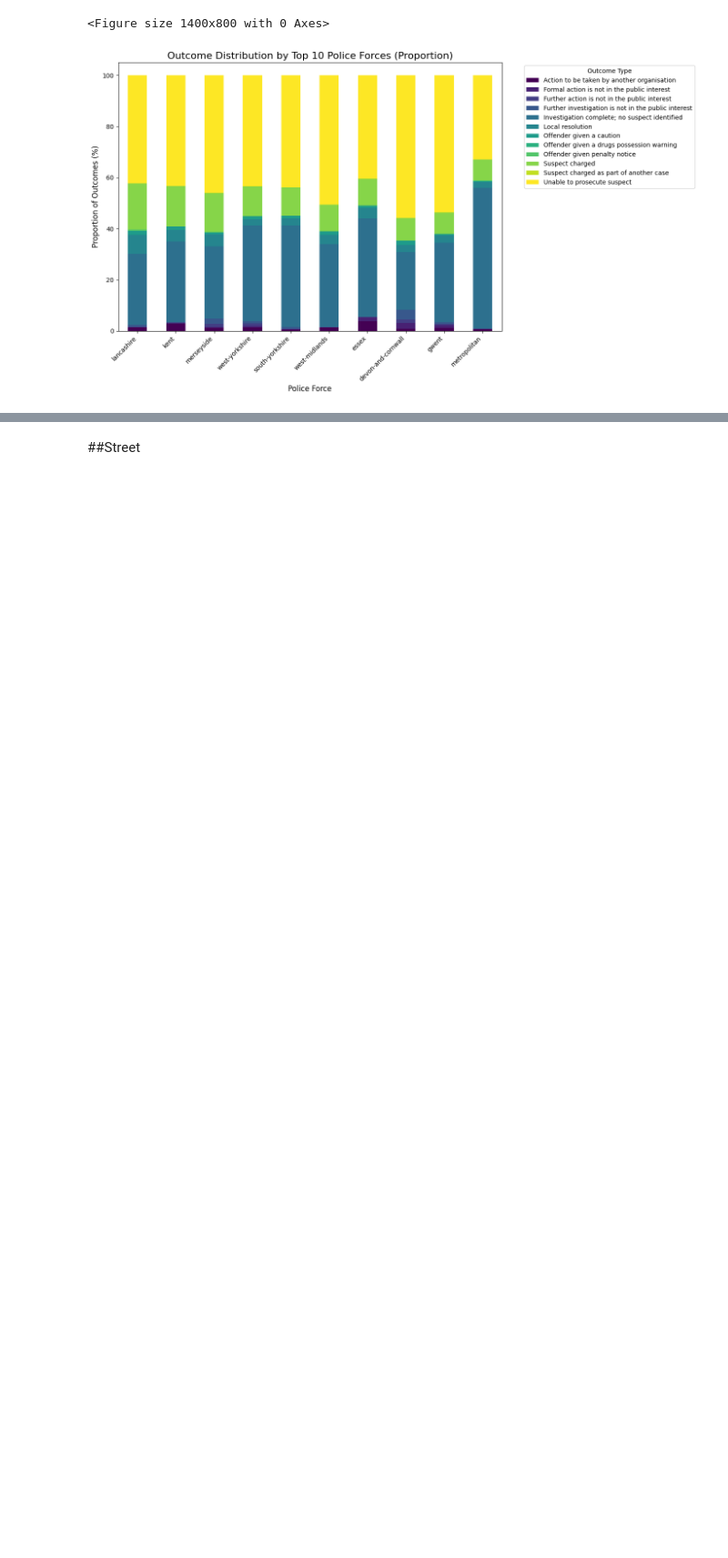
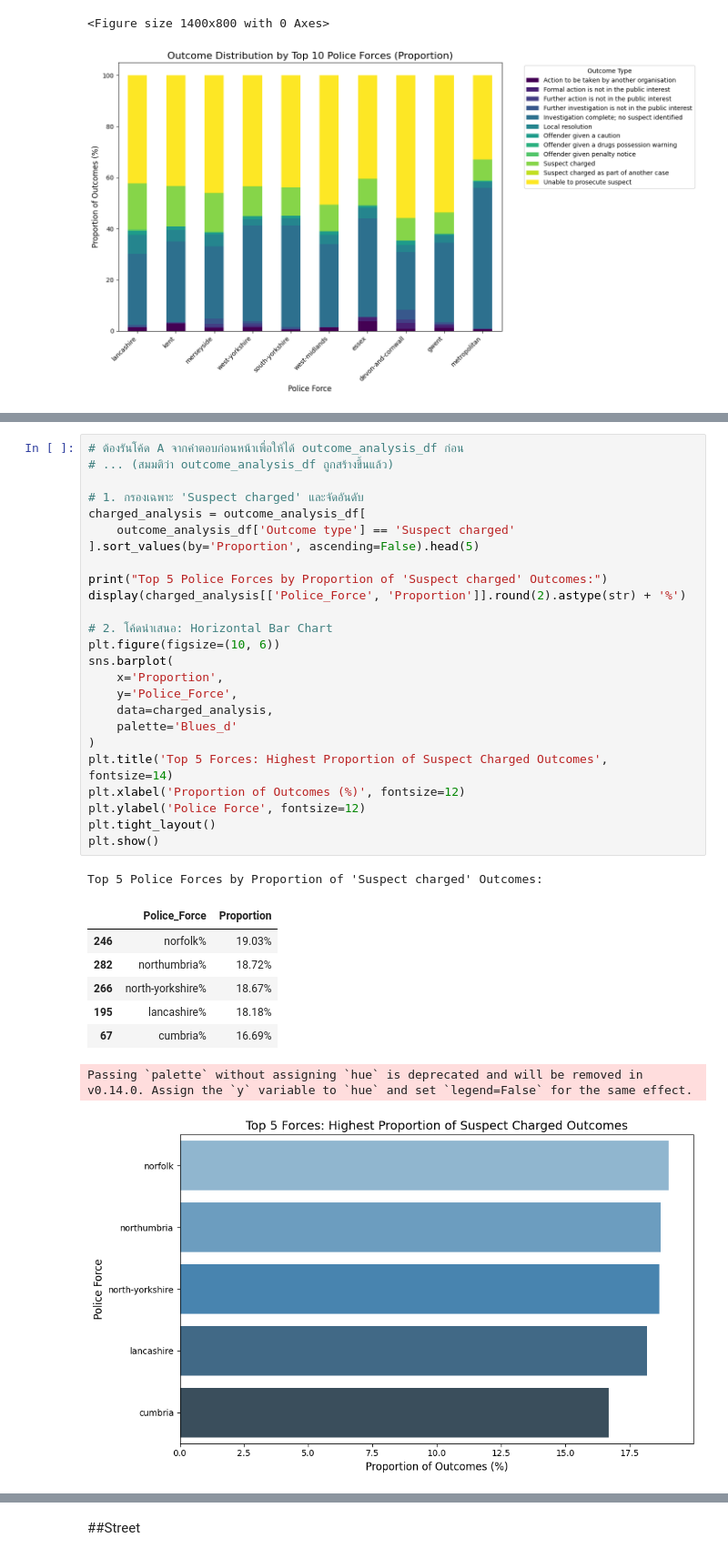
Before and after one commit to jangInw007/JENZY_Project, a Jupyter notebook: JENZY_is_perfect_project_Basicpro.ipynb, the cells around one changed output, grey strips where cells are left out. Shown at 91% size. Saved outputs shown, nothing was run; the diff lists cells and outputs as text; blank space fills up the shorter version.

```diff
--- a/JENZY_is_perfect_project_Basicpro.ipynb
+++ b/JENZY_is_perfect_project_Basicpro.ipynb
@@ -1123,0 +1171,35 @@ plt.show()
+# %%
+# ต้องรันโค้ด A จากคำตอบก่อนหน้าเพื่อให้ได้ outcome_analysis_df ก่อน
+# ... (สมมติว่า outcome_analysis_df ถูกสร้างขึ้นแล้ว)
+
+# 1. กรองเฉพาะ 'Suspect charged' และจัดอันดับ
+charged_analysis = outcome_analysis_df[
+    outcome_analysis_df['Outcome type'] == 'Suspect charged'
+].sort_values(by='Proportion', ascending=False).head(5)
+
+print("Top 5 Police Forces by Proportion of 'Suspect charged' Outcomes:")
+display(charged_analysis[['Police_Force', 'Proportion']].round(2).astype(str) + '%')
+
+# 2. โค้ดนำเสนอ: Horizontal Bar Chart
+plt.figure(figsize=(10, 6))
+sns.barplot(
+    x='Proportion',
+    y='Police_Force',
+    data=charged_analysis,
+    palette='Blues_d'
+)
+plt.title('Top 5 Forces: Highest Proportion of Suspect Charged Outcomes', fontsize=14)
+plt.xlabel('Proportion of Outcomes (%)', fontsize=12)
+plt.ylabel('Police Force', fontsize=12)
+plt.tight_layout()
+plt.show()
+# %% [output]
+Top 5 Police Forces by Proportion of 'Suspect charged' Outcomes:
+|  | Police_Force | Proportion |
+| 246 | norfolk% | 19.03% |
+| 282 | northumbria% | 18.72% |
+| 266 | north-yorkshire% | 18.67% |
+| 195 | lancashire% | 18.18% |
+| 67 | cumbria% | 16.69% |
+Passing `palette` without assigning `hue` is deprecated and will be removed in v0.14.0. Assign the `y` variable to `hue` and set `legend=False` for the same effect.
+[figure, added]
```
Also changed, not shown: parts of 5 cells of this notebook.
